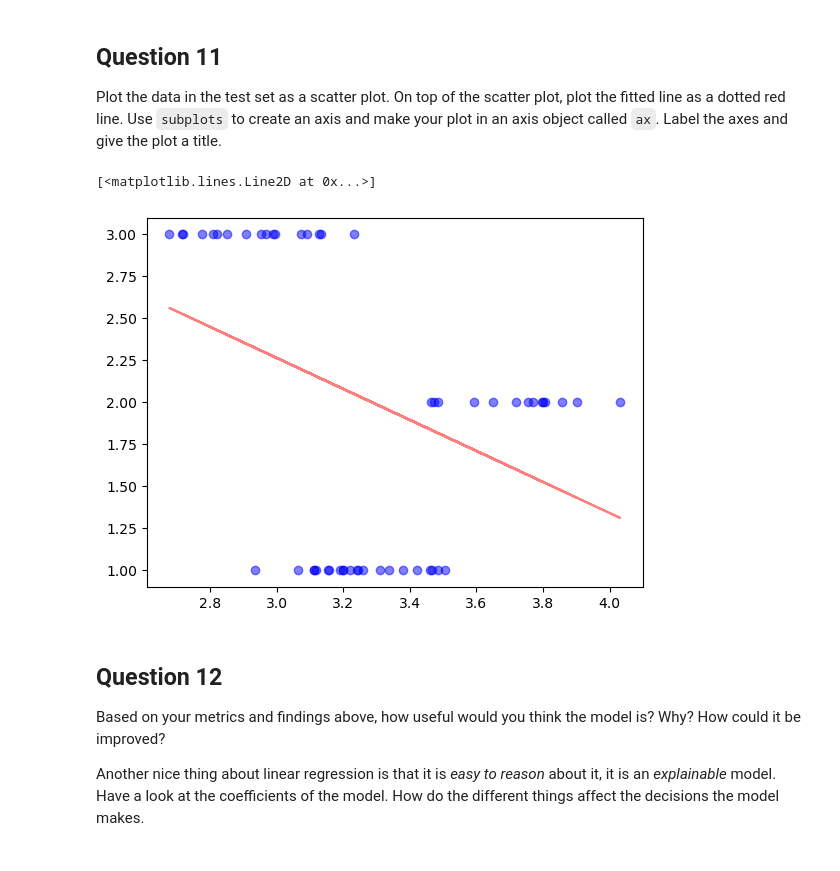
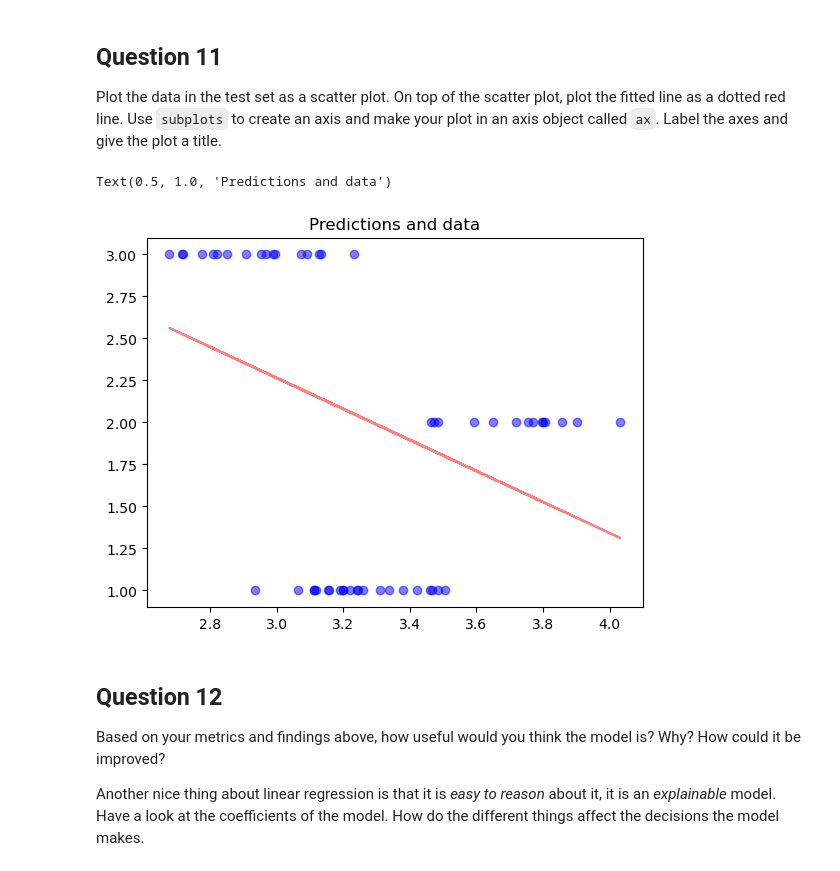
Before and after one commit to BoLaker/Data-Science-and-AI, a Jupyter notebook: assignment4_template-1.ipynb, the cells around one changed output. Saved outputs shown, nothing was run; the diff lists cells and outputs as text; code cells hidden in the pictures.

```diff
--- a/assignment4_template-1.ipynb
+++ b/assignment4_template-1.ipynb
@@ -565,13 +565,14 @@ Plot the data in the test set as a scatter plot. On top of the scatter plot, plo
 # %%
 # Codegrade Tag Question11
 # Do *not* remove the tag above
 # Write your code below
 fig, ax = plt.subplots()
 ax.scatter(df_test[most_correlated_feature],df_test["class"], color="blue", label="Real values", alpha=0.5)
 ax.plot(df_test[most_correlated_feature], y_pred, color="red", label="Predicitons", alpha=0.5)
+ax.set_title("Predictions and data")
 # %% [output]
-[<matplotlib.lines.Line2D at 0x...>]
+Text(0.5, 1.0, 'Predictions and data')
-[figure, old version]
+[figure, new version]
 # %% [markdown]
 ## Question 12
 
```
Also changed, not shown: parts of 1 cell of this notebook.
